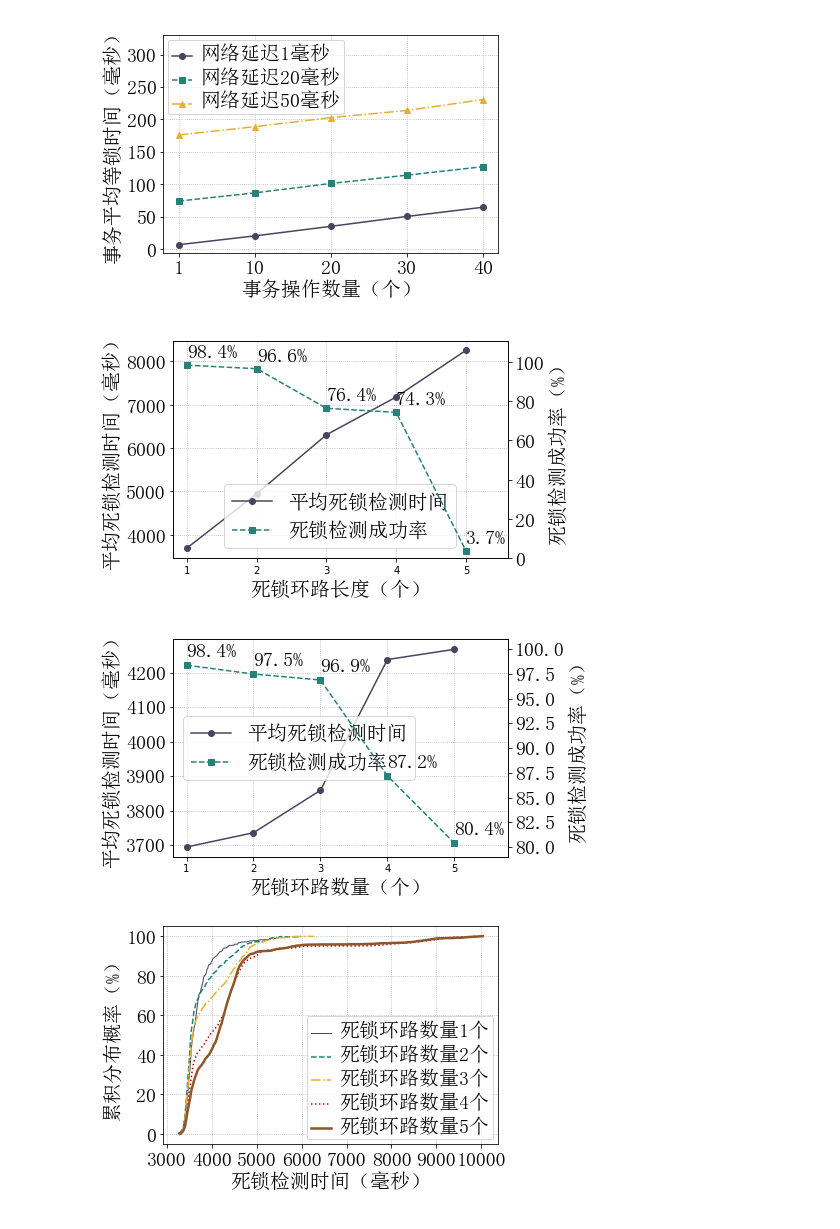
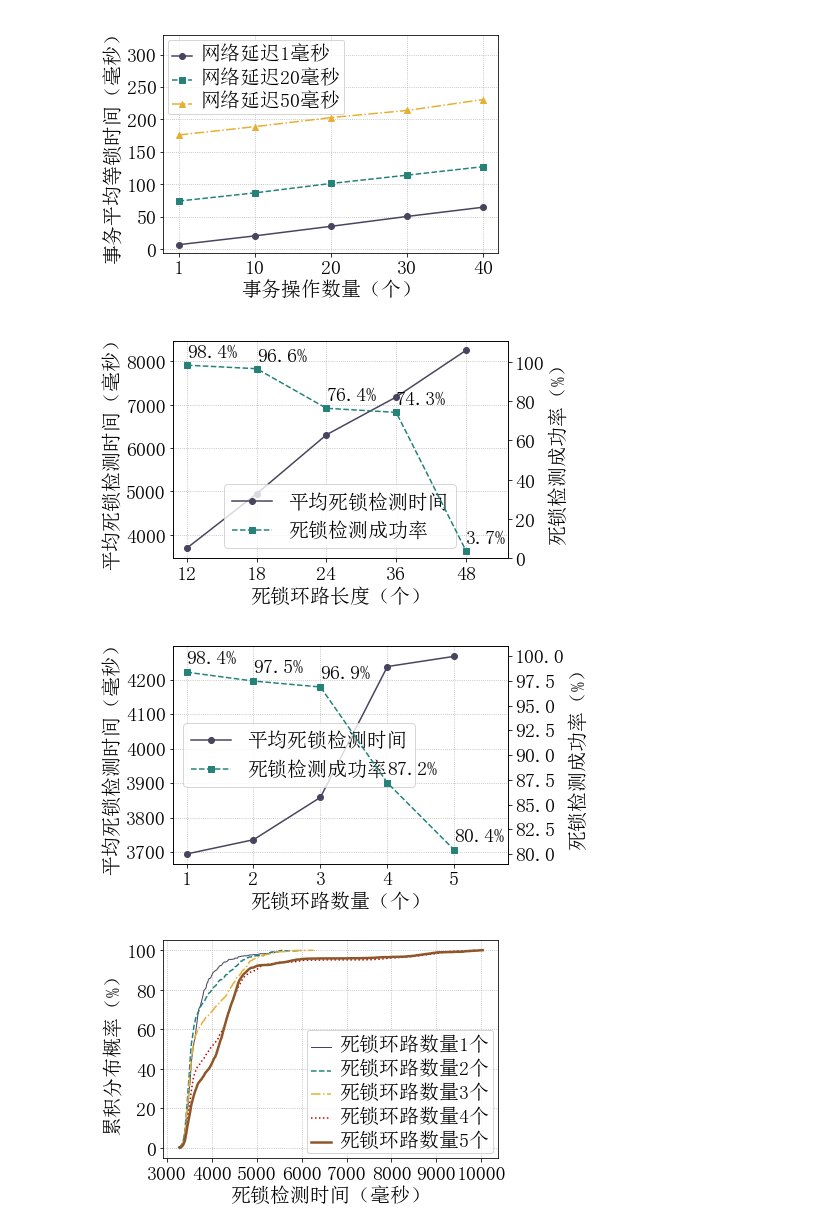
Before and after one commit to HoniiTro19/oceanbase, a Jupyter notebook: testbench/script/graphs.ipynb, the cells around one changed output. Cells and saved outputs as stored; diff of their text form; code cells hidden in the pictures.

```diff
--- a/testbench/script/graphs.ipynb
+++ b/testbench/script/graphs.ipynb
@@ -838,35 +838,39 @@ chain5_cdf = [9.70873786e-02,3.88349515e-01,1.16504854e+00,2.08737864e+00,
 # x轴并发事务数量，y轴死锁检测时间/成功率，折线图，图例为不同指标
 plt.figure()
 plt.grid(linestyle = ":") #设置背景网格线为虚线
 ax1 = plt.gca()
 
 x = np.array([1, 2, 3, 4, 5])
 x_label = np.array([12, 18, 24, 36, 48])
 ax1.plot(x, chains1_delay1_deadlock_latency, linestyle="-", color=color1, marker="o", label="平均死锁检测时间", linewidth=1.5)
 ax1.set_xlabel("死锁环路长度（个）", fontproperties=font)
 ax1.set_ylabel("平均死锁检测时间（毫秒）", fontproperties=font)
 for label in ax1.get_yticklabels():
     label.set_fontproperties(font)
+for label in ax1.get_xticklabels():
+    label.set_fontproperties(font)
 
 ax2 = ax1.twinx()
 ax2.plot(x, chains1_delay1_success, linestyle="--", color=color2, marker="s", label="死锁检测成功率", linewidth=1.5)
 ax2.set_ylabel("死锁检测成功率（%）", fontproperties=font)
 for i, j in zip(x, chains1_delay1_success):
     ax2.annotate('{:.1f}%'.format(j), (i, j), textcoords="offset points", xytext=(0,5), ha="left", va="bottom", fontproperties=font)
 ax2.set_xlim(0.8, 5.6)
 ax2.set_ylim(0, 111)
 for label in ax2.get_yticklabels():
     label.set_fontproperties(font)
 
+plt.xticks(x, x_label, fontproperties=font)
 line1, label1 = ax1.get_legend_handles_labels()
 line2, label2 = ax2.get_legend_handles_labels()
 ax1.legend(line1 + line2, label1 + label2, loc='lower center', prop=font)
 
 plt.savefig("../result/cyclelength-deadlock-metric.pdf", bbox_inches="tight")
 plt.show()
 # %% [output]
-[figure, old version]
+[figure, new version]
 # %%
+
 # x轴并发事务数量，y轴死锁检测时间/成功率，折线图，图例为不同指标
 plt.figure()
 plt.grid(linestyle = ":") #设置背景网格线为虚线
@@ -878,6 +882,8 @@ ax1.set_ylabel("平均死锁检测时间（毫秒）", fontproperties=font)
 ax1.set_xlabel("死锁环路数量（个）", fontproperties=font)
 for label in ax1.get_yticklabels():
     label.set_fontproperties(font)
+for label in ax1.get_xticklabels():
+    label.set_font_properties(font)
 
 ax2 = ax1.twinx()
 ax2.plot(x, concurrencys24_delay1_success, linestyle="--", color=color2, marker="s", label="死锁检测成功率", linewidth=1.5)
@@ -896,7 +902,7 @@ ax1.legend(line1 + line2, label1 + label2, loc='center left', prop=font)
 plt.savefig("../result/chain-deadlock-metric.pdf", bbox_inches="tight")
 plt.show()
 # %% [output]
-[figure, old version]
+[figure, new version]
 # %%
 # x轴事务操作数量，y轴事务延迟，折线图，图例为网络延迟
 plt.figure()
```
Also changed, not shown: parts of 6 cells of this notebook, 3 other files.
